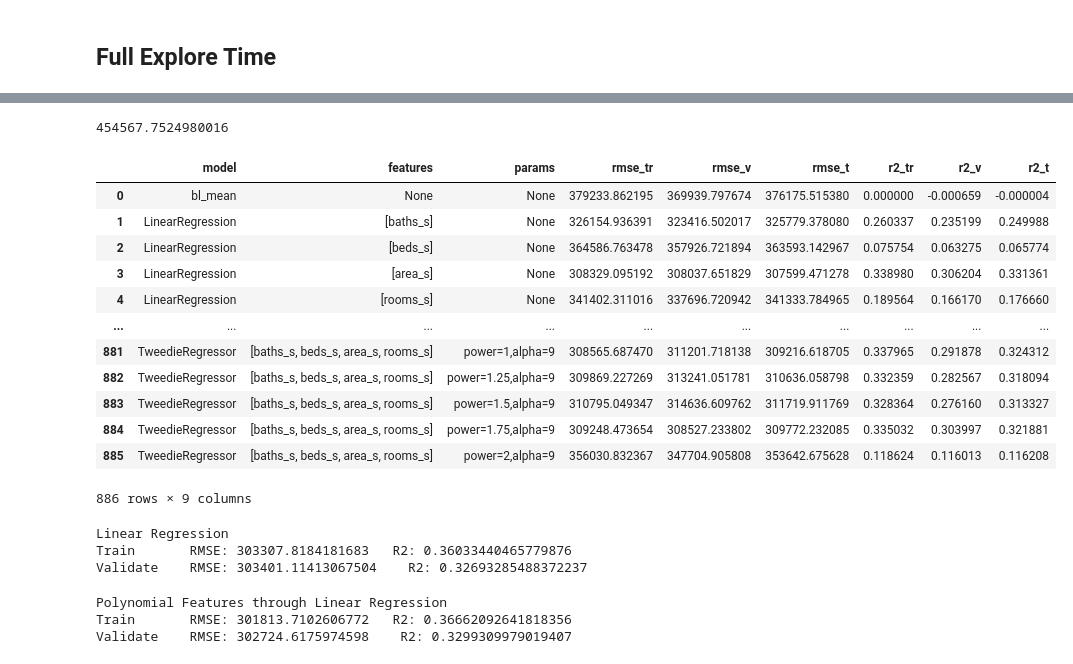
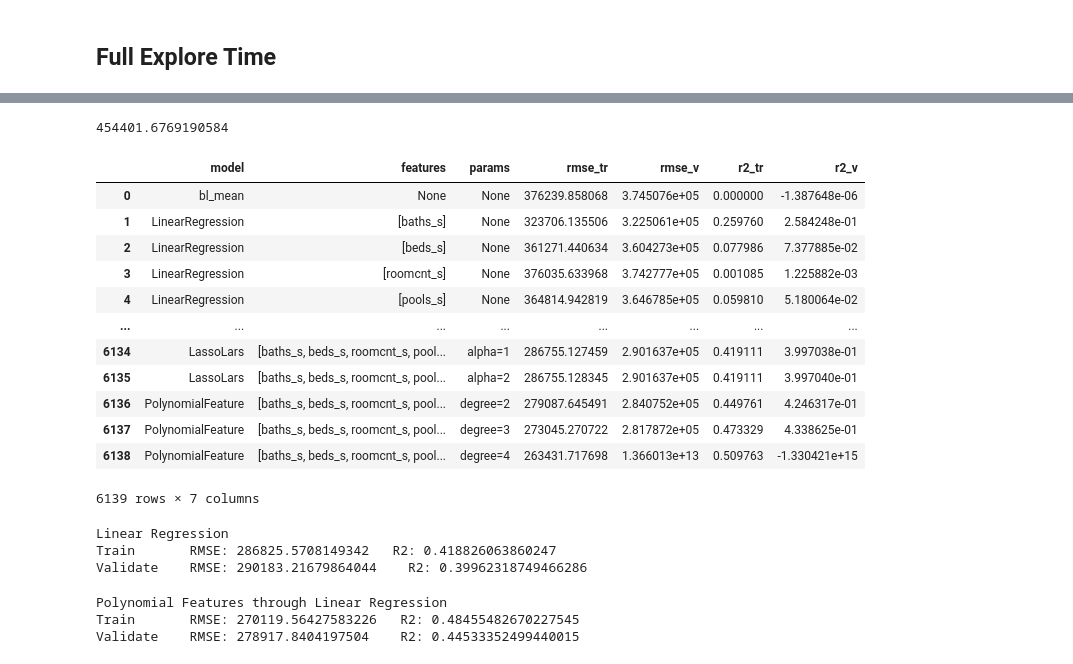
Before and after one commit to tkephart96/project_zillow, a Jupyter notebook: zillow_b.ipynb, the cells around one changed output, grey strips where cells are left out. Drawn from its saved outputs; the diff is of its cells as text; code cells hidden in the pictures.

Commit message:
modeled new stuff

```diff
--- a/zillow_b.ipynb
+++ b/zillow_b.ipynb
@@ -94 +91,4 @@ df.describe().T
 | prop_value | 51046.0 | 4.543824e+05 | 376114.142896 | 1000.0 | 1.897372e+05 | 365489.0 | 5.952418e+05 | 2294763.0 |
+# %%
+df = df.assign(garage=(df.garagecarcnt>0))
+df
@@ -187,10 +179,11 @@ Xs_train,Xs_val,Xs_test = w.std_zillow(X_train,X_val,X_test)
 y_train,y_val,y_test = train[['prop_value']],val[['prop_value']],test[['prop_value']]
 # %%
 df1 = None
+feat = Xs_train.drop(columns=['year_s','hashottuborspa_s','fireplacecnt_s','stories_s','garagecarcnt_s']).columns
 for r in range(1,13):
-    df = rfe_rev(Xs_train,y_train,r,True)
-    df = df.assign(n_features=r)
-    df1 = pd.concat([df1,df]) if df1 is not None else df
+    dfr = rfe_rev(Xs_train[feat],y_train,r,True)
+    dfr = dfr.assign(n_features=r)
+    df1 = pd.concat([df1,dfr]) if df1 is not None else dfr
 # %%
 df1
 # %% [output]
@@ -358,11 +286,7 @@ train.prop_value.mean()
-# %%
-X_train,X_val,X_test = train.drop(columns=['prop_value']),val.drop(columns=['prop_value']),test.drop(columns=['prop_value'])
-Xs_train,Xs_val,Xs_test = w.std_zillow(X_train,X_val,X_test)
-y_train,y_val,y_test = train[['prop_value']],val[['prop_value']],test[['prop_value']]
 # %%
 y_train.mean()[0]
 # %% [output]
-454567.7524980016
+454401.6769190584
 # %%
 def metrics_reg(y, yhat):
     """
@@ -472,44 +396,23 @@ def reg_mods(Xtr,ytr,Xv,yv,features=None,alpha=1,degree=2,power=2):
                     'r2_v':r2_v
                 }
             metrics.append(output)
-        # cycle through feature combos, alphas, and powers for tweedie reg
-        for feature,a,p in itertools.product(itertools.combinations(features,r),alpha,power):
-            f = list(feature)
-            # tweedie regressor glm
-            lm = TweedieRegressor(power=p,alpha=a)
-            lm.fit(Xtr[f],ytr.prop_value)
-            # metrics
-            pred_lm_tr = lm.predict(Xtr[f])
-            rmse_tr,r2_tr = metrics_reg(ytr,pred_lm_tr)
-            pred_lm_v = lm.predict(Xv[f])
-            rmse_v,r2_v = metrics_reg(yv,pred_lm_v)
-            # table-ize
-            output ={
-                    'model':'TweedieRegressor',
-                    'features':f,
-                    'params':f'power={p},alpha={a}',
-                    'rmse_tr':rmse_tr,
-                    'rmse_v':rmse_v,
-                    'r2_tr':r2_tr,
-                    'r2_v':r2_v
-                }
-            metrics.append(output)
     return pd.DataFrame(metrics)
 # %%
-metrics = reg_mods(Xs_train,y_train,Xs_val,y_val,Xs_test,y_test,features=None,alpha=[1,2,3,4,5,6,7,8,9],degree=[2,3,4,5],power=[1,1.25,1.5,1.75,2])
+feat = Xs_train.drop(columns=['year_s','hashottuborspa_s','fireplacecnt_s','stories_s','garagecarcnt_s']).columns
+metrics = reg_mods(Xs_train,y_train,Xs_val,y_val,features=feat,alpha=[1,2],degree=[2,3,4])
 metrics
 # %% [output]
-|  | model | features | params | rmse_tr | rmse_v | rmse_t | r2_tr | r2_v | r2_t |
-| 0 | bl_mean | None | None | 379233.862195 | 369939.797674 | 376175.515380 | 0.000000 | -0.000659 | -0.000004 |
-| 1 | LinearRegression | [baths_s] | None | 326154.936391 | 323416.502017 | 325779.378080 | 0.260337 | 0.235199 | 0.249988 |
-| 2 | LinearRegression | [beds_s] | None | 364586.763478 | 357926.721894 | 363593.142967 | 0.075754 | 0.063275 | 0.065774 |
-| 3 | LinearRegression | [area_s] | None | 308329.095192 | 308037.651829 | 307599.471278 | 0.338980 | 0.306204 | 0.331361 |
-| 4 | LinearRegression | [rooms_s] | None | 341402.311016 | 337696.720942 | 341333.784965 | 0.189564 | 0.166170 | 0.176660 |
-| ... | ... | ... | ... | ... | ... | ... | ... | ... | ... |
-| 881 | TweedieRegressor | [baths_s, beds_s, area_s, rooms_s] | power=1,alpha=9 | 308565.687470 | 311201.718138 | 309216.618705 | 0.337965 | 0.291878 | 0.324312 |
-| 882 | TweedieRegressor | [baths_s, beds_s, area_s, rooms_s] | power=1.25,alpha=9 | 309869.227269 | 313241.051781 | 310636.058798 | 0.332359 | 0.282567 | 0.318094 |
-| 883 | TweedieRegressor | [baths_s, beds_s, area_s, rooms_s] | power=1.5,alpha=9 | 310795.049347 | 314636.609762 | 311719.911769 | 0.328364 | 0.276160 | 0.313327 |
-| 884 | TweedieRegressor | [baths_s, beds_s, area_s, rooms_s] | power=1.75,alpha=9 | 309248.473654 | 308527.233802 | 309772.232085 | 0.335032 | 0.303997 | 0.321881 |
-| 885 | TweedieRegressor | [baths_s, beds_s, area_s, rooms_s] | power=2,alpha=9 | 356030.832367 | 347704.905808 | 353642.675628 | 0.118624 | 0.116013 | 0.116208 |
+|  | model | features | params | rmse_tr | rmse_v | r2_tr | r2_v |
+| 0 | bl_mean | None | None | 376239.858068 | 3.745076e+05 | 0.000000 | -1.387648e-06 |
+| 1 | LinearRegression | [baths_s] | None | 323706.135506 | 3.225061e+05 | 0.259760 | 2.584248e-01 |
+| 2 | LinearRegression | [beds_s] | None | 361271.440634 | 3.604273e+05 | 0.077986 | 7.377885e-02 |
+| 3 | LinearRegression | [roomcnt_s] | None | 376035.633968 | 3.742777e+05 | 0.001085 | 1.225882e-03 |
+| 4 | LinearRegression | [pools_s] | None | 364814.942819 | 3.646785e+05 | 0.059810 | 5.180064e-02 |
+| ... | ... | ... | ... | ... | ... | ... | ... |
+| 6134 | LassoLars | [baths_s, beds_s, roomcnt_s, pool... | alpha=1 | 286755.127459 | 2.901637e+05 | 0.419111 | 3.997038e-01 |
+| 6135 | LassoLars | [baths_s, beds_s, roomcnt_s, pool... | alpha=2 | 286755.128345 | 2.901637e+05 | 0.419111 | 3.997040e-01 |
+| 6136 | PolynomialFeature | [baths_s, beds_s, roomcnt_s, pool... | degree=2 | 279087.645491 | 2.840752e+05 | 0.449761 | 4.246317e-01 |
+| 6137 | PolynomialFeature | [baths_s, beds_s, roomcnt_s, pool... | degree=3 | 273045.270722 | 2.817872e+05 | 0.473329 | 4.338625e-01 |
+| 6138 | PolynomialFeature | [baths_s, beds_s, roomcnt_s, pool... | degree=4 | 263431.717698 | 1.366013e+13 | 0.509763 | -1.330421e+15 |
-886 rows × 9 columns
+6139 rows × 7 columns
 # %%
@@ -584,13 +472,13 @@ def train_val_model(model,X_train,y_train,X_val,y_val):
 # %%
-train_val_model('lr',Xs_train,y_train,Xs_val,y_val)
+final_model('lr',Xs_train,y_train,Xs_val,y_val)
 # %% [output]
 Linear Regression
-Train       RMSE: 303307.8184181683   R2: 0.36033440465779876
-Validate    RMSE: 303401.11413067504    R2: 0.32693285488372237
+Train       RMSE: 286825.5708149342   R2: 0.418826063860247
+Validate    RMSE: 290183.21679864044    R2: 0.39962318749466286
 # %%
-train_val_model('poly',Xs_train,y_train,Xs_val,y_val)
+final_model('poly',Xs_train,y_train,Xs_val,y_val)
 # %% [output]
 Polynomial Features through Linear Regression
-Train       RMSE: 301813.7102606772   R2: 0.36662092641818356
-Validate    RMSE: 302724.6175974598    R2: 0.3299309979019407
+Train       RMSE: 270119.56427583226   R2: 0.48455482670227545
+Validate    RMSE: 278917.8404197504    R2: 0.44533352499440015
 # %%
```
Also changed, not shown: parts of 35 cells of this notebook.
